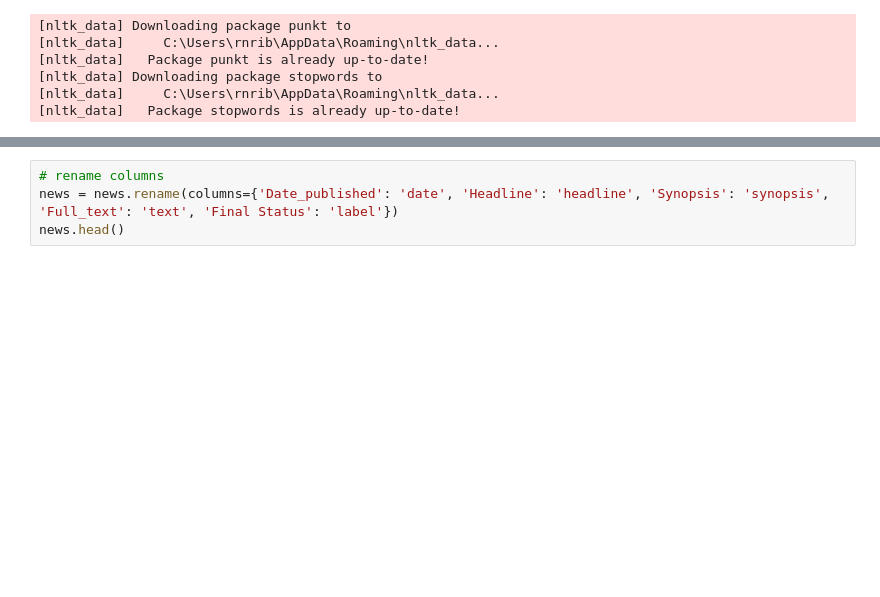
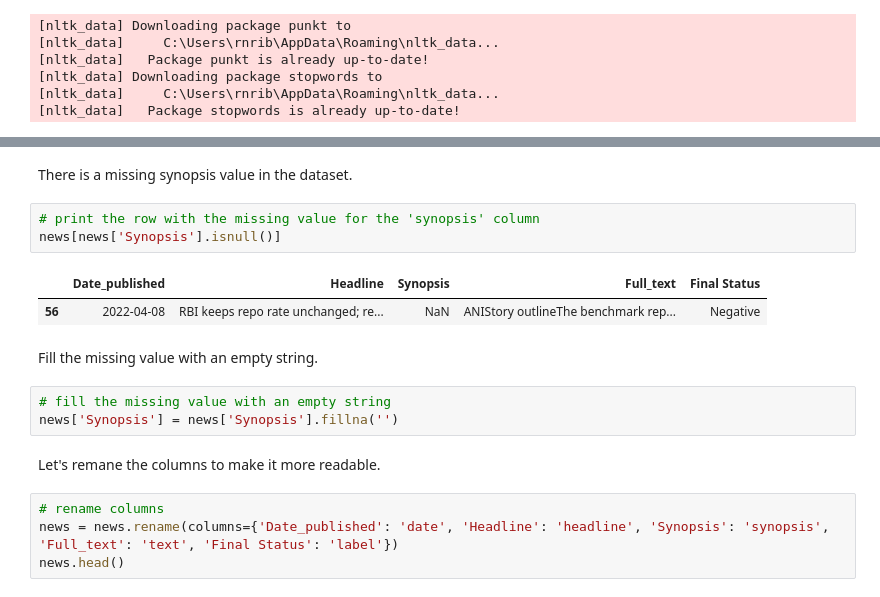
Before and after one commit to rnribeiro/NLP_FEUP, a Jupyter notebook: main.ipynb, the cells around one changed output, grey strips where cells are left out. Drawn from its saved outputs; the diff is of its cells as text; blank space fills up the shorter version.

```diff
--- a/main.ipynb
+++ b/main.ipynb
@@ -39,3 +59,18 @@ news
+# %% [markdown]
+There is a missing synopsis value in the dataset.
+# %%
+# print the row with the missing value for the 'synopsis' column
+news[news['Synopsis'].isnull()]
+# %% [output]
+|  | Date_published | Headline | Synopsis | Full_text | Final Status |
+| 56 | 2022-04-08 | RBI keeps repo rate unchanged; re... | NaN | ANIStory outlineThe benchmark rep... | Negative |
+# %% [markdown]
+Fill the missing value with an empty string.
+# %%
+# fill the missing value with an empty string
+news['Synopsis'] = news['Synopsis'].fillna('')
+# %% [markdown]
+Let's remane the columns to make it more readable.
 # %%
 # rename columns
 news = news.rename(columns={'Date_published': 'date', 'Headline': 'headline', 'Synopsis': 'synopsis', 'Full_text': 'text', 'Final Status': 'label'})
```
Also changed, not shown: parts of 23 cells of this notebook.
